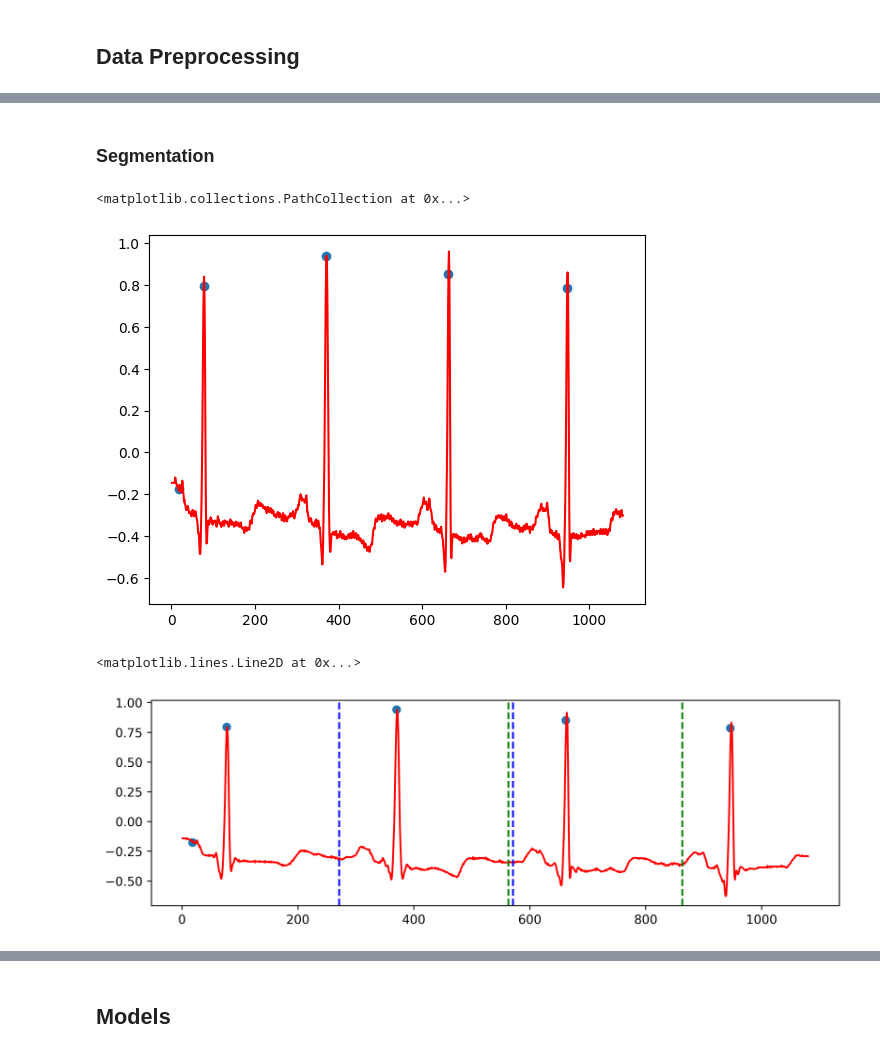
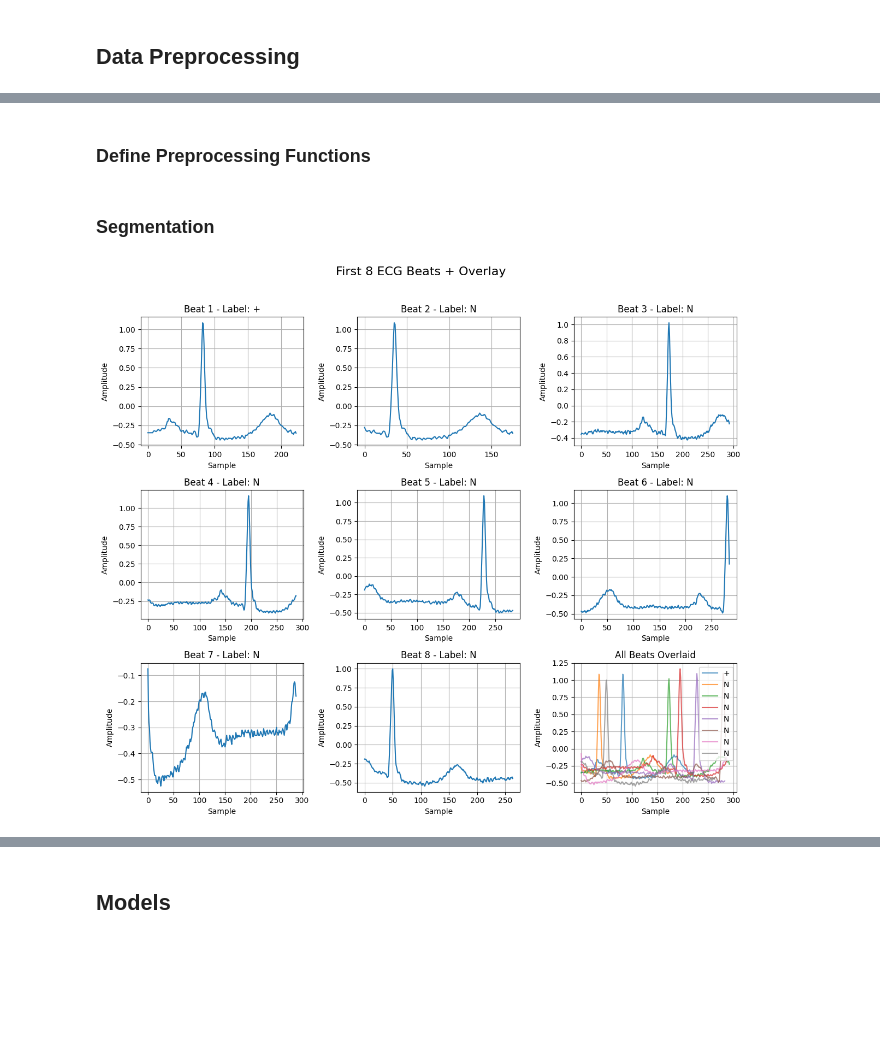
Before and after one commit to elijah-jones-2003/Heart-Rate-Monitoring, a Jupyter notebook: model.ipynb, the cells around one changed output, grey strips where cells are left out. Cells and saved outputs as stored; diff of their text form; code cells hidden in the pictures; blank space fills up the shorter version.

```diff
--- a/model.ipynb
+++ b/model.ipynb
@@ -135,0 +40,2 @@ plt.show()
+# %% [markdown]
+### Define Preprocessing Functions
@@ -136,44 +97,31 @@ plt.show()
 # %% [markdown]
 ### Segmentation
-# %%
-# Need to find R-Peak which is contained in the annotations of the file
-R_location = annotations[100].sample
-R_class = annotations[100].sample
-
-# R-peak ploting
-x = np.arange(1, 1081)
-
-n_peak =5
-r_peak_x = []
-r_peak_y = []
-for i in range(0, n_peak):
-  r_peak_x.append(R_location[i])
-  r_peak_y.append(denoised[R_location[i]])
-
-plt.plot(x, unfiltered[0:1080], color='red')
-plt.scatter(r_peak_x, r_peak_y)
-# %% [output]
-<matplotlib.collections.PathCollection at 0x...>
-[figure, removed]
-# %%
-# split into 300 sample windows
-# Plotting R-peaks and segmentation lines
-fig = plt.figure(figsize=(10,3), dpi=600)
-n_peak =5
-r_peak_x = []
-r_peak_y = []
-for i in range(0, n_peak):
-  r_peak_x.append(R_location[i])
-  r_peak_y.append(denoised[R_location[i]])
-x = np.arange(1, 1081)
-plt.plot(x, denoised[0: 1080], color='red')
-plt.scatter(r_peak_x, r_peak_y)
-
-# line plotting
-plt.axvline(x = R_location[2]-99, color = 'blue', linestyle = '--')
-plt.axvline(x = R_location[2]+201, color = 'blue', linestyle = '--')
-plt.axvline(x = R_location[3]-99, color = 'green', linestyle = '--')
-plt.axvline(x = R_location[3]+201, color = 'green', linestyle = '--')
-# %% [output]
-<matplotlib.lines.Line2D at 0x...>
-[figure, removed]
+# %%
+beats, labels = segmentation(lead1[101], annotations[100])
+
+plt.figure(figsize=(12, 10))
+num_beats = 8
+for i in range(num_beats):
+    plt.subplot(3, 3, i+1)
+    plt.plot(beats[i], label=f'Label: {labels[i]}')
+    plt.title(f'Beat {i+1} - Label: {labels[i]}')
+    plt.xlabel('Sample')
+    plt.ylabel('Amplitude')
+    plt.grid(True)
+    plt.tight_layout()
+
+# Plot all beats together in 9th subplot
+plt.subplot(3, 3, 9)
+for i in range(num_beats):
+    plt.plot(beats[i], label=f'{labels[i]}', alpha=0.7)
+plt.title('All Beats Overlaid')
+plt.xlabel('Sample')
+plt.ylabel('Amplitude')
+plt.legend()
+plt.grid(True)
+
+plt.suptitle('First 8 ECG Beats + Overlay', fontsize=16, y=1.02)
+plt.tight_layout()
+plt.show()
+# %% [output]
+[figure, added]
```
Also changed, not shown: parts of 7 cells of this notebook, 5 other files.
